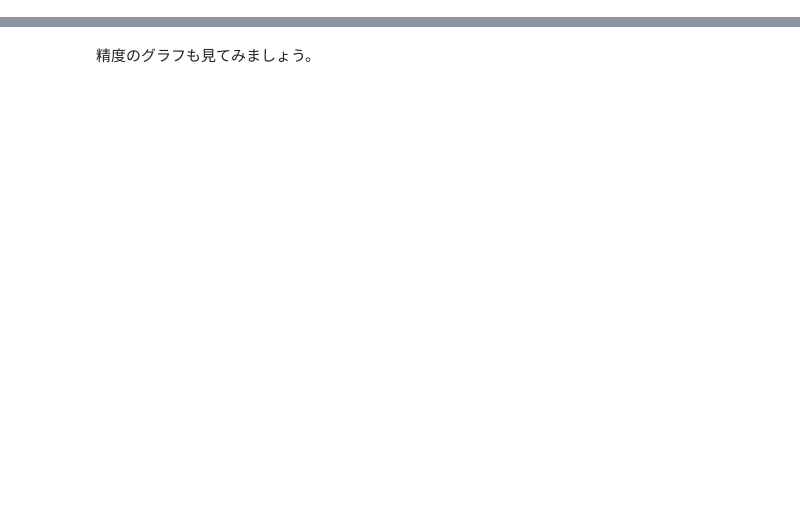
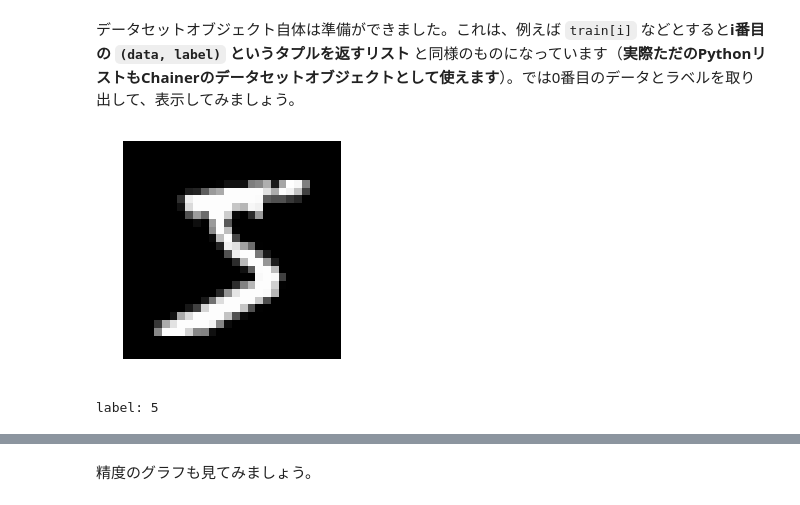
Before and after one commit to mitmul/chainer-handson, a Jupyter notebook: Chainer Beginer's Hands-on.ipynb, the cells around one changed output, grey strips where cells are left out. Saved outputs shown, nothing was run; the diff lists cells and outputs as text; code cells hidden in the pictures; blank space fills up the shorter version.

```diff
--- a/Chainer Beginer's Hands-on.ipynb
+++ b/Chainer Beginer's Hands-on.ipynb
@@ -489,0 +56,16 @@ trainer.extend(extensions.dump_graph('main/loss'))
+# %% [markdown]
+データセットオブジェクト自体は準備ができました。これは、例えば `train[i]` などとすると**i番目の `(data, label)` というタプルを返すリスト** と同様のものになっています（**実際ただのPythonリストもChainerのデータセットオブジェクトとして使えます**）。では0番目のデータとラベルを取り出して、表示してみましょう。
+# %%
+# matplotlibを使ったグラフ描画結果がnotebook内に表示されるようにします。
+%matplotlib inline
+import matplotlib.pyplot as plt
+
+# データの例示
+x, t = train[0]  # 0番目の (data, label) を取り出す
+plt.imshow(x.reshape(28, 28), cmap='gray')
+plt.axis('off')
+plt.show()
+print('label:', t)
+# %% [output]
+[figure, added]
+label: 5
```
Also changed, not shown: parts of 132 cells of this notebook.
